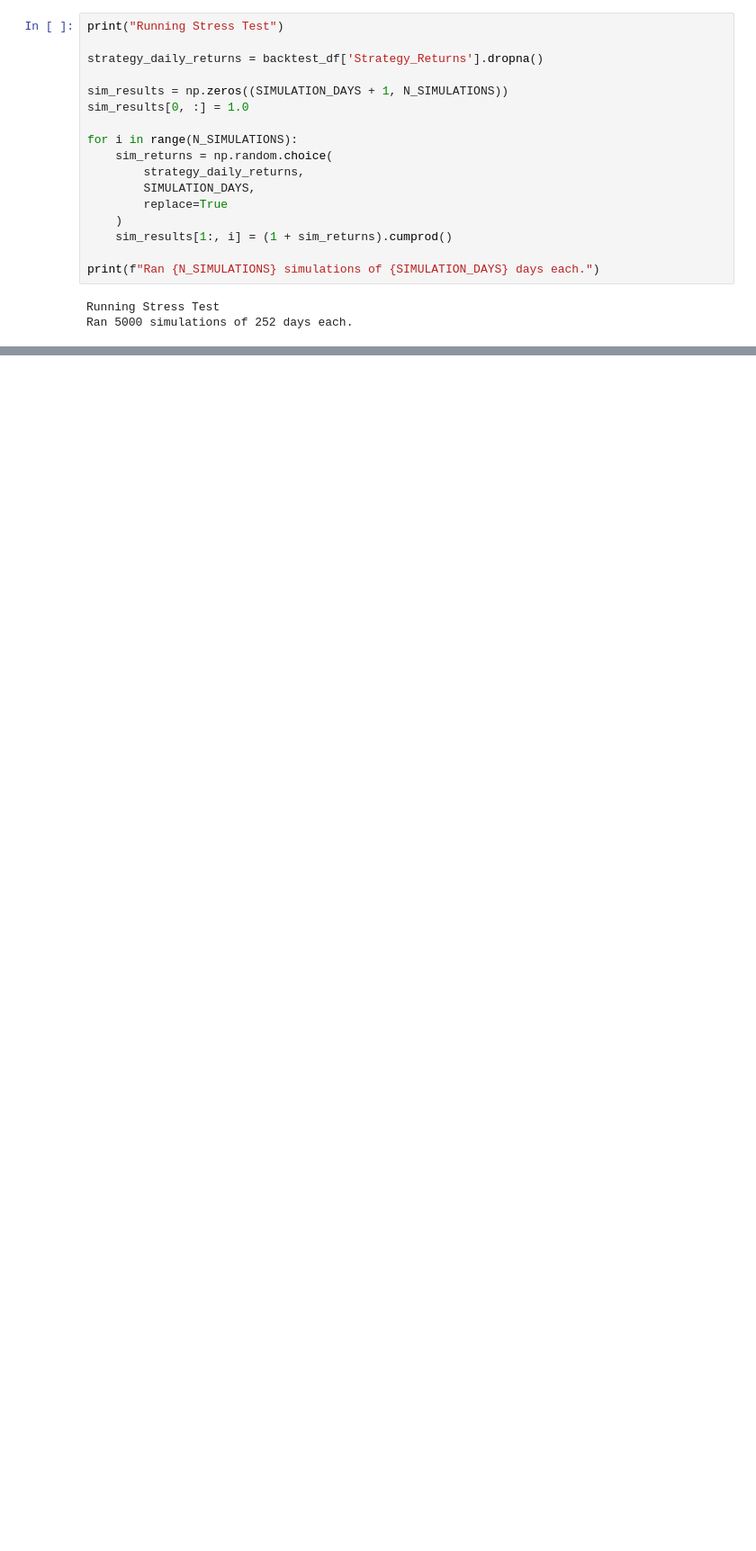
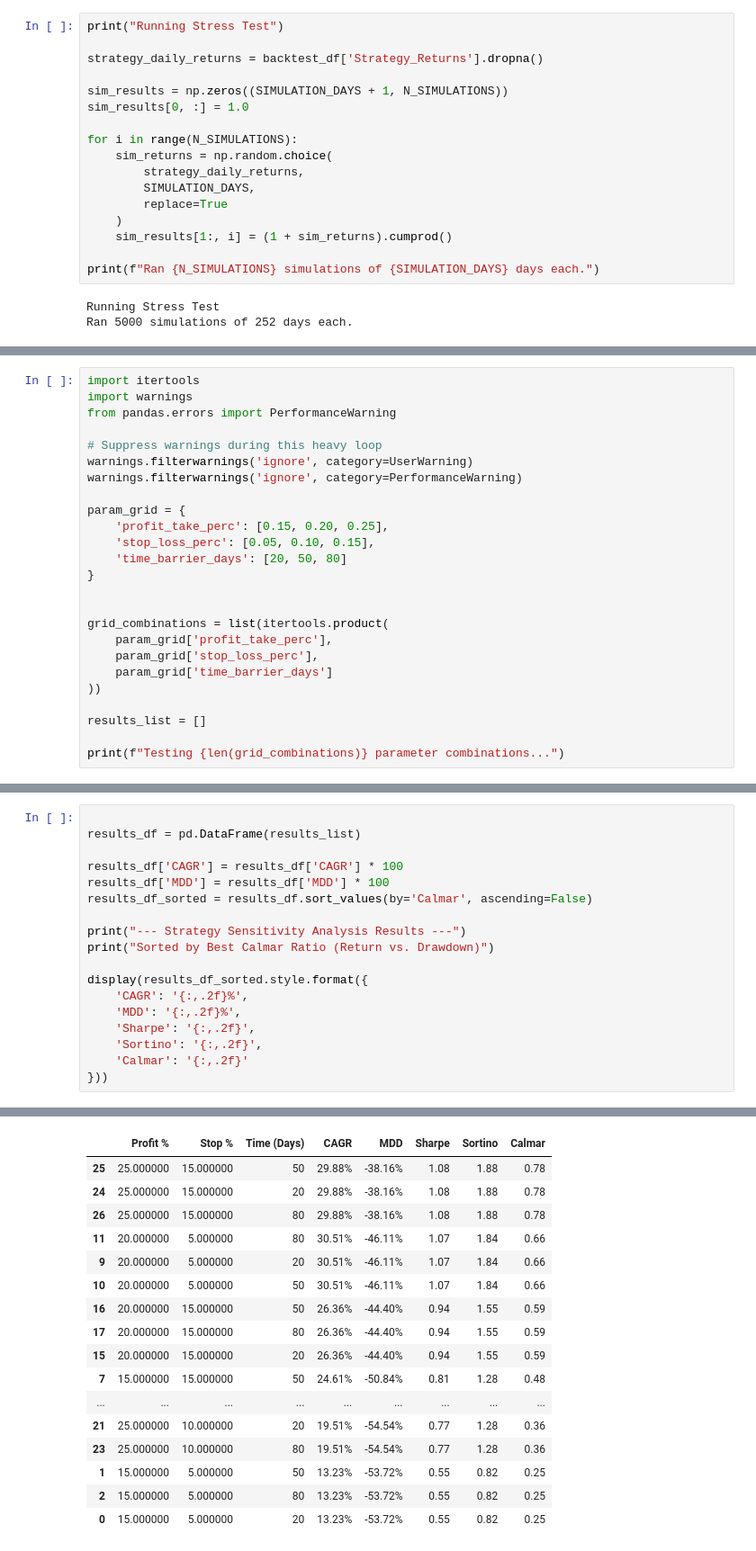
Before and after one commit to yuvipaloozie/Data-Driven-Swing-Trading, a Jupyter notebook: SwingTradingAlgoModel1.ipynb, the cells around one changed output, grey strips where cells are left out. Shown at 90% size. Saved outputs shown, nothing was run; the diff lists cells and outputs as text; blank space fills up the shorter version.

```diff
--- a/SwingTradingAlgoModel1.ipynb
+++ b/SwingTradingAlgoModel1.ipynb
@@ -764,3 +742,28 @@ except FileNotFoundError:
 # %% [output]
 Loading report file: TSLA_strategy_report.html...
 [interactive output not drawn]
+# %%
+import itertools
+import warnings
+from pandas.errors import PerformanceWarning
+
+# Suppress warnings during this heavy loop
+warnings.filterwarnings('ignore', category=UserWarning)
+warnings.filterwarnings('ignore', category=PerformanceWarning)
+
+param_grid = {
+    'profit_take_perc': [0.15, 0.20, 0.25],
+    'stop_loss_perc': [0.05, 0.10, 0.15],
+    'time_barrier_days': [20, 50, 80]
+}
+
+
+grid_combinations = list(itertools.product(
+    param_grid['profit_take_perc'],
+    param_grid['stop_loss_perc'],
+    param_grid['time_barrier_days']
+))
+
+results_list = []
+
+print(f"Testing {len(grid_combinations)} parameter combinations...")
@@ -766,0 +887,19 @@ Loading report file: TSLA_strategy_report.html...
+# %%
+
+results_df = pd.DataFrame(results_list)
+
+results_df['CAGR'] = results_df['CAGR'] * 100
+results_df['MDD'] = results_df['MDD'] * 100
+results_df_sorted = results_df.sort_values(by='Calmar', ascending=False)
+
+print("--- Strategy Sensitivity Analysis Results ---")
+print("Sorted by Best Calmar Ratio (Return vs. Drawdown)")
+
+display(results_df_sorted.style.format({
+    'CAGR': '{:,.2f}%',
+    'MDD': '{:,.2f}%',
+    'Sharpe': '{:,.2f}',
+    'Sortino': '{:,.2f}',
+    'Calmar': '{:,.2f}'
+}))
+# %% [output]
@@ -766,0 +908,17 @@ Loading report file: TSLA_strategy_report.html...
+|  | Profit % | Stop % | Time (Days) | CAGR | MDD | Sharpe | Sortino | Calmar |
+| 25 | 25.000000 | 15.000000 | 50 | 29.88% | -38.16% | 1.08 | 1.88 | 0.78 |
+| 24 | 25.000000 | 15.000000 | 20 | 29.88% | -38.16% | 1.08 | 1.88 | 0.78 |
+| 26 | 25.000000 | 15.000000 | 80 | 29.88% | -38.16% | 1.08 | 1.88 | 0.78 |
+| 11 | 20.000000 | 5.000000 | 80 | 30.51% | -46.11% | 1.07 | 1.84 | 0.66 |
+| 9 | 20.000000 | 5.000000 | 20 | 30.51% | -46.11% | 1.07 | 1.84 | 0.66 |
+| 10 | 20.000000 | 5.000000 | 50 | 30.51% | -46.11% | 1.07 | 1.84 | 0.66 |
+| 16 | 20.000000 | 15.000000 | 50 | 26.36% | -44.40% | 0.94 | 1.55 | 0.59 |
+| 17 | 20.000000 | 15.000000 | 80 | 26.36% | -44.40% | 0.94 | 1.55 | 0.59 |
+| 15 | 20.000000 | 15.000000 | 20 | 26.36% | -44.40% | 0.94 | 1.55 | 0.59 |
+| 7 | 15.000000 | 15.000000 | 50 | 24.61% | -50.84% | 0.81 | 1.28 | 0.48 |
+| ... | ... | ... | ... | ... | ... | ... | ... | ... |
+| 21 | 25.000000 | 10.000000 | 20 | 19.51% | -54.54% | 0.77 | 1.28 | 0.36 |
+| 23 | 25.000000 | 10.000000 | 80 | 19.51% | -54.54% | 0.77 | 1.28 | 0.36 |
+| 1 | 15.000000 | 5.000000 | 50 | 13.23% | -53.72% | 0.55 | 0.82 | 0.25 |
+| 2 | 15.000000 | 5.000000 | 80 | 13.23% | -53.72% | 0.55 | 0.82 | 0.25 |
+| 0 | 15.000000 | 5.000000 | 20 | 13.23% | -53.72% | 0.55 | 0.82 | 0.25 |
```
Also changed, not shown: parts of 12 cells of this notebook.
